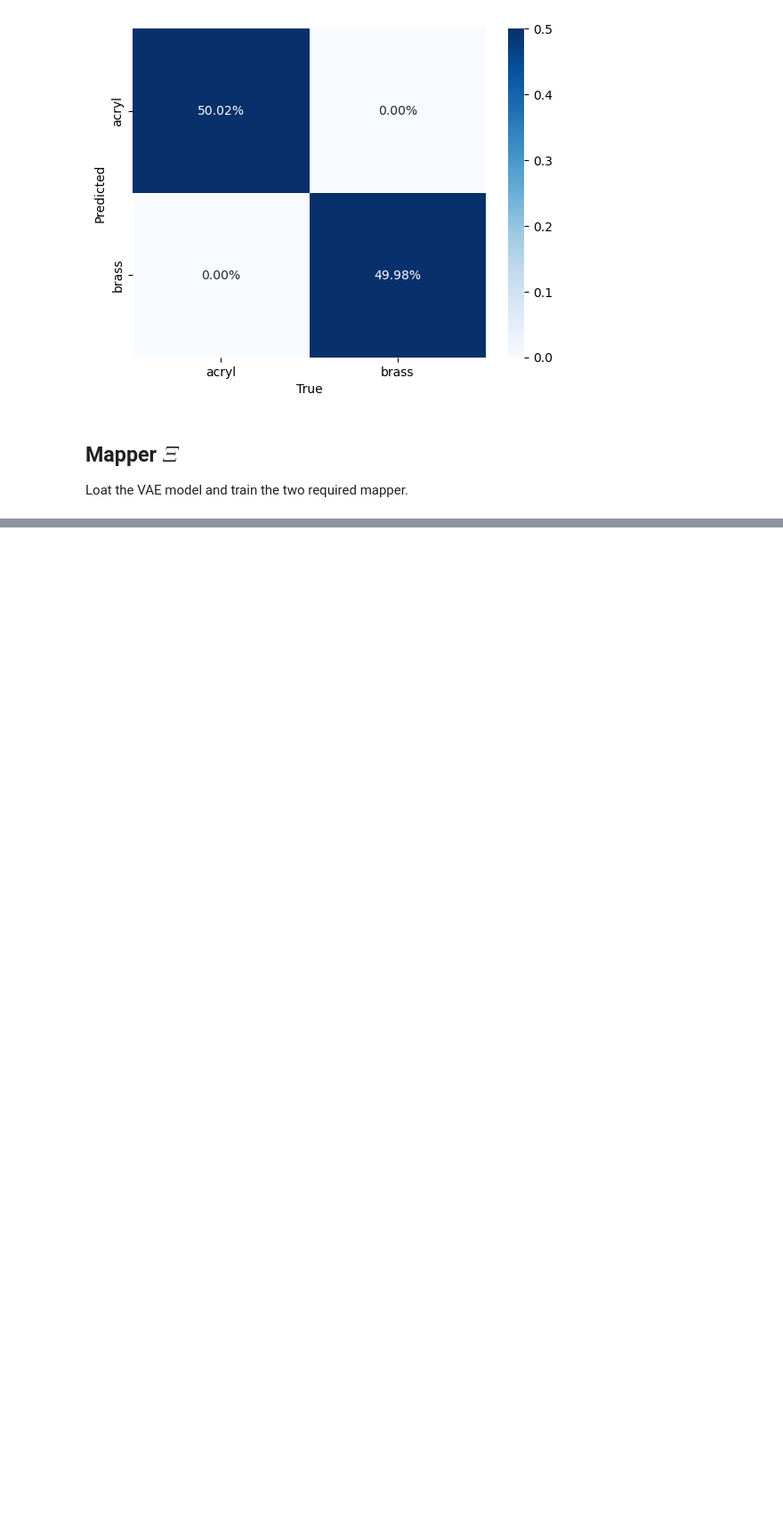
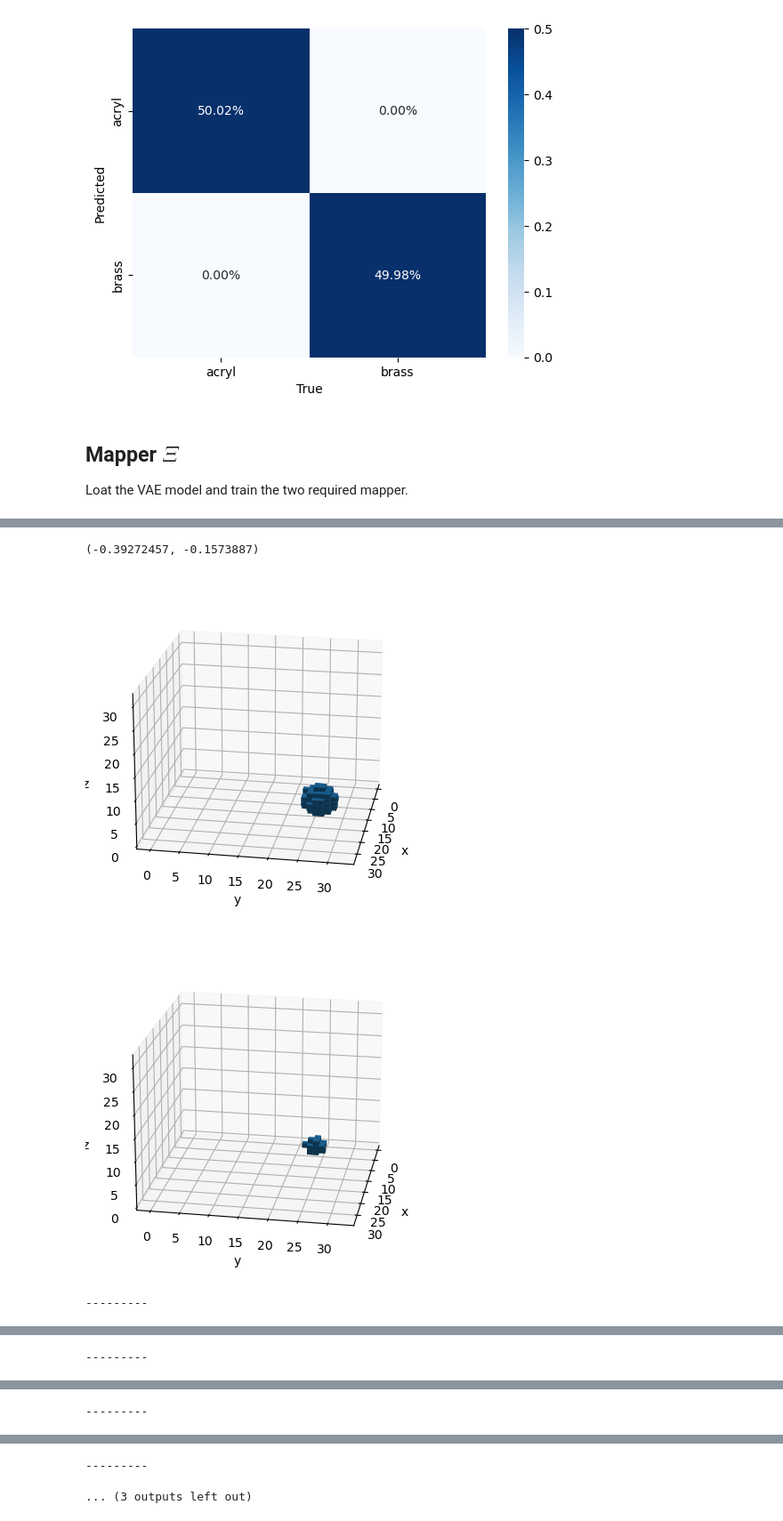
Before and after one commit to JacobTh98/DD3D-EIT, a Jupyter notebook: stage_2_mappers.ipynb, the cells around one changed output, grey strips where cells are left out. Shown at 89% size. Cells and saved outputs as stored; diff of their text form; code cells hidden in the pictures; blank space fills up the shorter version.

```diff
--- a/stage_2_mappers.ipynb
+++ b/stage_2_mappers.ipynb
@@ -430,0 +353,3 @@ Epoch 1/10
+# %%
+γ_hat = Ψ.predict(Ξ.predict(X_test))
+print(γ_hat.shape)
@@ -430,0 +360,19 @@ Epoch 1/10
+# %%
+np.min(γ_hat[0,:,:,:,0]),np.max(γ_hat[0,:,:,:,0])
+# %% [output]
+(-0.39272457, -0.1573887)
+# %%
+for rdn in np.random.randint(low=0, high=γ_hat.shape[0], size=5):
+    plot_voxel(gamma_test[rdn,:,:,:,0])
+
+    sgl_pred = γ_hat[rdn, :, :, :, 0]
+    sgl_pred = np.clip(sgl_pred, a_min=0, a_max=1)
+    sgl_pred = np.round(sgl_pred, 1) + 0.35  #  round offset
+    sgl_pred = np.round(sgl_pred)
+    sgl_pred = sgl_pred
+    plot_voxel(sgl_pred)
+    print("---------")
+# %% [output]
+[figure, added]
+[figure, added]
+---------
@@ -430,0 +381 @@ Epoch 1/10
+---------
@@ -430,0 +384 @@ Epoch 1/10
+---------
@@ -430,0 +387,2 @@ Epoch 1/10
+---------
+... (3 outputs left out)
```
Also changed, not shown: parts of 49 cells of this notebook.
